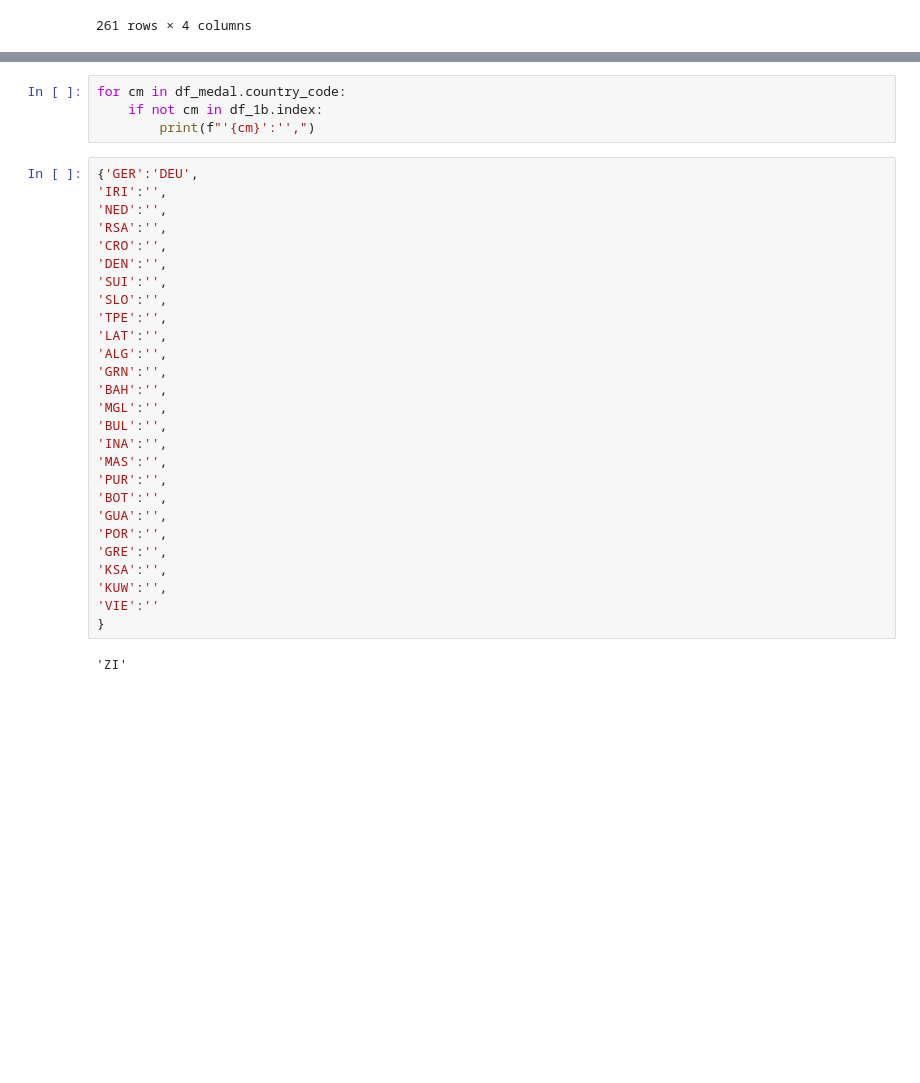
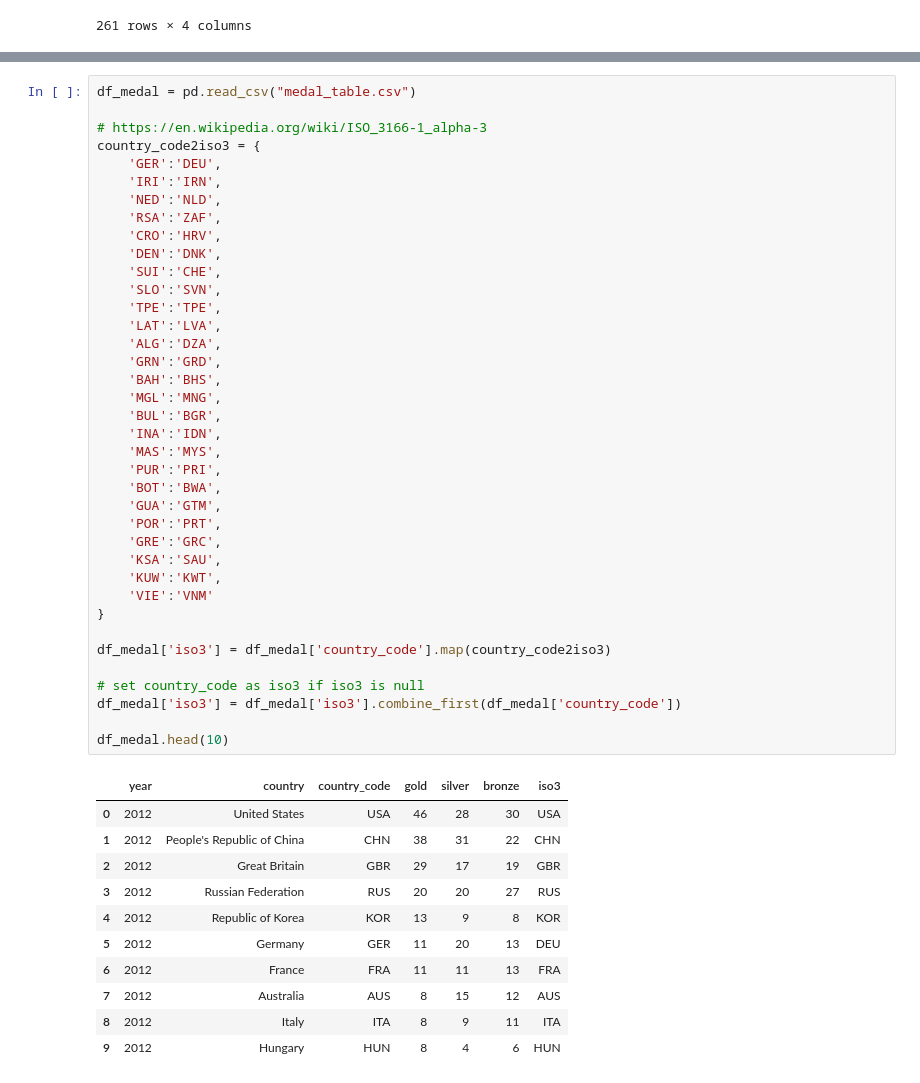
Before and after one commit to 841723/informatica-s7, a Jupyter notebook: mads-tpds/project/project2/project2.ipynb, the cells around one changed output, grey strips where cells are left out. Drawn from its saved outputs; the diff is of its cells as text; blank space fills up the shorter version.

```diff
--- a/mads-tpds/project/project2/project2.ipynb
+++ b/mads-tpds/project/project2/project2.ipynb
@@ -151,33 +134,50 @@ df_medal
-# %%
-for cm in df_medal.country_code:
-    if not cm in df_1b.index:
-        print(f"'{cm}':'',")
 # %%
-{'GER':'DEU',
-'IRI':'',
-'NED':'',
-'RSA':'',
-'CRO':'',
-'DEN':'',
-'SUI':'',
-'SLO':'',
-'TPE':'',
-'LAT':'',
-'ALG':'',
-'GRN':'',
-'BAH':'',
-'MGL':'',
-'BUL':'',
-'INA':'',
-'MAS':'',
-'PUR':'',
-'BOT':'',
-'GUA':'',
-'POR':'',
-'GRE':'',
-'KSA':'',
-'KUW':'',
-'VIE':''
+df_medal = pd.read_csv("medal_table.csv")
+
+# https://en.wikipedia.org/wiki/ISO_3166-1_alpha-3
+country_code2iso3 = {
+    'GER':'DEU',
+    'IRI':'IRN',
+    'NED':'NLD',
+    'RSA':'ZAF',
+    'CRO':'HRV',
+    'DEN':'DNK',
+    'SUI':'CHE',
+    'SLO':'SVN',
+    'TPE':'TPE',
+    'LAT':'LVA',
+    'ALG':'DZA',
+    'GRN':'GRD',
+    'BAH':'BHS',
+    'MGL':'MNG',
+    'BUL':'BGR',
+    'INA':'IDN',
+    'MAS':'MYS',
+    'PUR':'PRI',
+    'BOT':'BWA',
+    'GUA':'GTM',
+    'POR':'PRT',
+    'GRE':'GRC',
+    'KSA':'SAU',
+    'KUW':'KWT',
+    'VIE':'VNM'
 }
+
+df_medal['iso3'] = df_medal['country_code'].map(country_code2iso3)
+
+# set country_code as iso3 if iso3 is null
+df_medal['iso3'] = df_medal['iso3'].combine_first(df_medal['country_code'])
+
+df_medal.head(10)
 # %% [output]
-'ZI'
+|  | year | country | country_code | gold | silver | bronze | iso3 |
+| 0 | 2012 | United States | USA | 46 | 28 | 30 | USA |
+| 1 | 2012 | People's Republic of China | CHN | 38 | 31 | 22 | CHN |
+| 2 | 2012 | Great Britain | GBR | 29 | 17 | 19 | GBR |
+| 3 | 2012 | Russian Federation | RUS | 20 | 20 | 27 | RUS |
+| 4 | 2012 | Republic of Korea | KOR | 13 | 9 | 8 | KOR |
+| 5 | 2012 | Germany | GER | 11 | 20 | 13 | DEU |
+| 6 | 2012 | France | FRA | 11 | 11 | 13 | FRA |
+| 7 | 2012 | Australia | AUS | 8 | 15 | 12 | AUS |
+| 8 | 2012 | Italy | ITA | 8 | 9 | 11 | ITA |
+| 9 | 2012 | Hungary | HUN | 8 | 4 | 6 | HUN |
```
Also changed, not shown: parts of 5 cells of this notebook.
